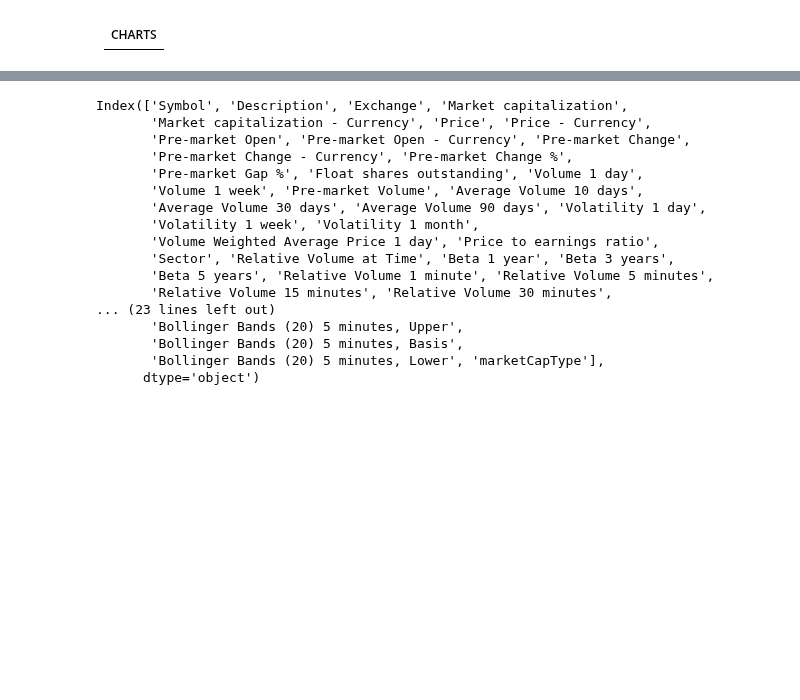
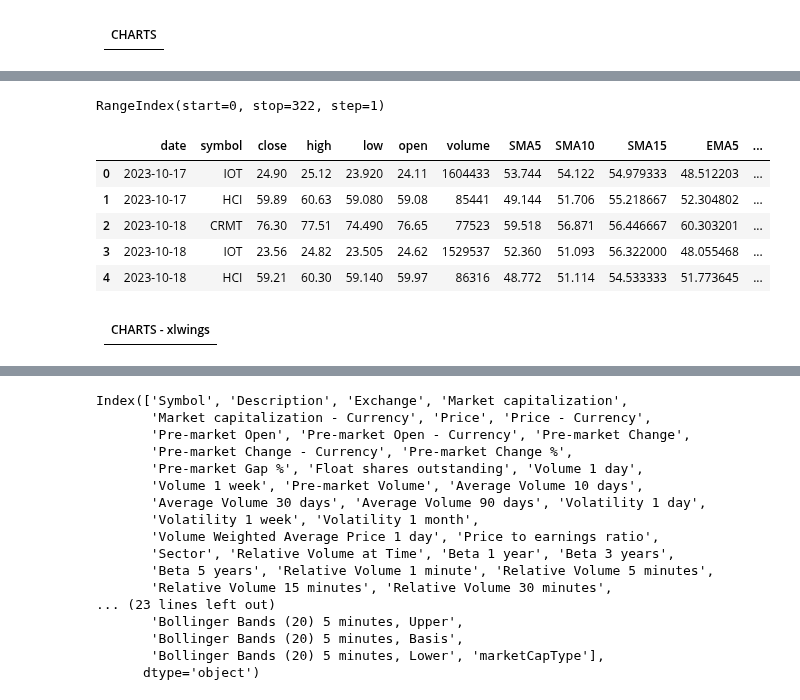
Before and after one commit to sudz4/dark-trader, a Jupyter notebook: gus_DATA.ipynb, the cells around one changed output, grey strips where cells are left out. Cells and saved outputs as stored; diff of their text form; code cells hidden in the pictures; blank space fills up the shorter version.

```diff
--- a/gus_DATA.ipynb
+++ b/gus_DATA.ipynb
@@ -733,0 +775,16 @@ chart_historical_df.tail(2)
+# %%
+chart_historical_df.index
+# %% [output]
+RangeIndex(start=0, stop=322, step=1)
+# %%
+chart_historical_df.head(5)
+# %% [output]
+|  | date | symbol | close | high | low | open | volume | SMA5 | SMA10 | SMA15 | EMA5 | ... |
+| 0 | 2023-10-17 | IOT | 24.90 | 25.12 | 23.920 | 24.11 | 1604433 | 53.744 | 54.122 | 54.979333 | 48.512203 | ... |
+| 1 | 2023-10-17 | HCI | 59.89 | 60.63 | 59.080 | 59.08 | 85441 | 49.144 | 51.706 | 55.218667 | 52.304802 | ... |
+| 2 | 2023-10-18 | CRMT | 76.30 | 77.51 | 74.490 | 76.65 | 77523 | 59.518 | 56.871 | 56.446667 | 60.303201 | ... |
+| 3 | 2023-10-18 | IOT | 23.56 | 24.82 | 23.505 | 24.62 | 1529537 | 52.360 | 51.093 | 56.322000 | 48.055468 | ... |
+| 4 | 2023-10-18 | HCI | 59.21 | 60.30 | 59.140 | 59.97 | 86316 | 48.772 | 51.114 | 54.533333 | 51.773645 | ... |
+# %% [markdown]
+| CHARTS - xlwings |
+|-|
```
Also changed, not shown: parts of 15 cells of this notebook, 5 other files.
